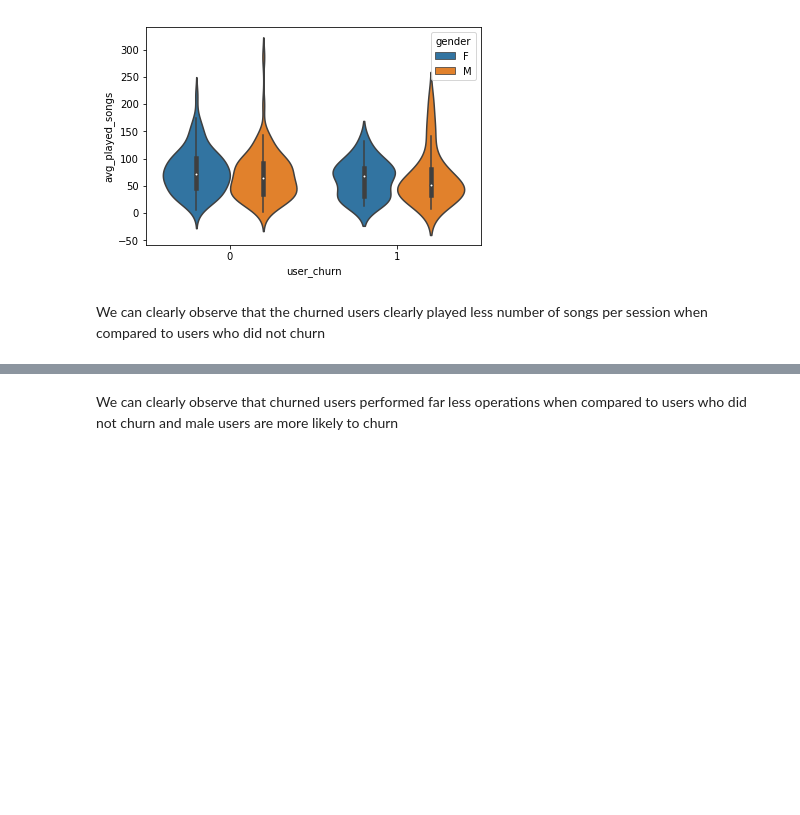
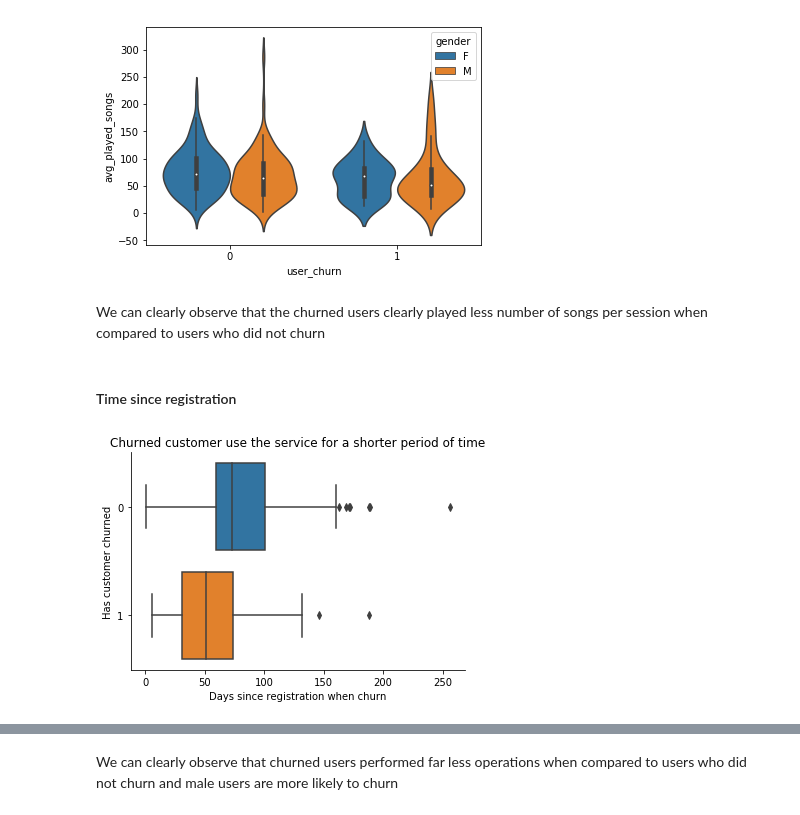
Before and after one commit to andypwyu/churn_prediction_for_Sparkify, a Jupyter notebook: Sparkify.ipynb, the cells around one changed output, grey strips where cells are left out. Saved outputs shown, nothing was run; the diff lists cells and outputs as text; code cells hidden in the pictures; blank space fills up the shorter version.

```diff
--- a/Sparkify.ipynb
+++ b/Sparkify.ipynb
@@ -160,4 +187,22 @@ sns.violinplot('user_churn', y = 'avg_played_songs', hue = 'gender', data = tota
 # %% [markdown]
 
 We can clearly observe that the churned users clearly played less number of songs per session when compared to users who did not churn
+# %% [markdown]
+#### Time since registration
+# %%
+df_lt = df.select('userId','registration','ts','churn') \
+    .withColumn('lifetime',(df.ts-df.registration)) \
+    .groupBy('userId','churn') \
+    .agg({'lifetime':'max'}) \
+    .withColumnRenamed('max(lifetime)','lifetime') \
+    .select('userId', 'churn', (col('lifetime')/1000/3600/24).alias('lifetime')) \
+    .toPandas()
+# %%
+ax = sns.boxplot(data=df_lt, y='churn', x='lifetime', orient='h')
+plt.xlabel('Days since registration when churn')
+plt.ylabel('Has customer churned')
+plt.title('Churned customer use the service for a shorter period of time')
+sns.despine(ax=ax);
+# %% [output]
+[figure, added]
 # %%
```
Also changed, not shown: parts of 48 cells of this notebook.
